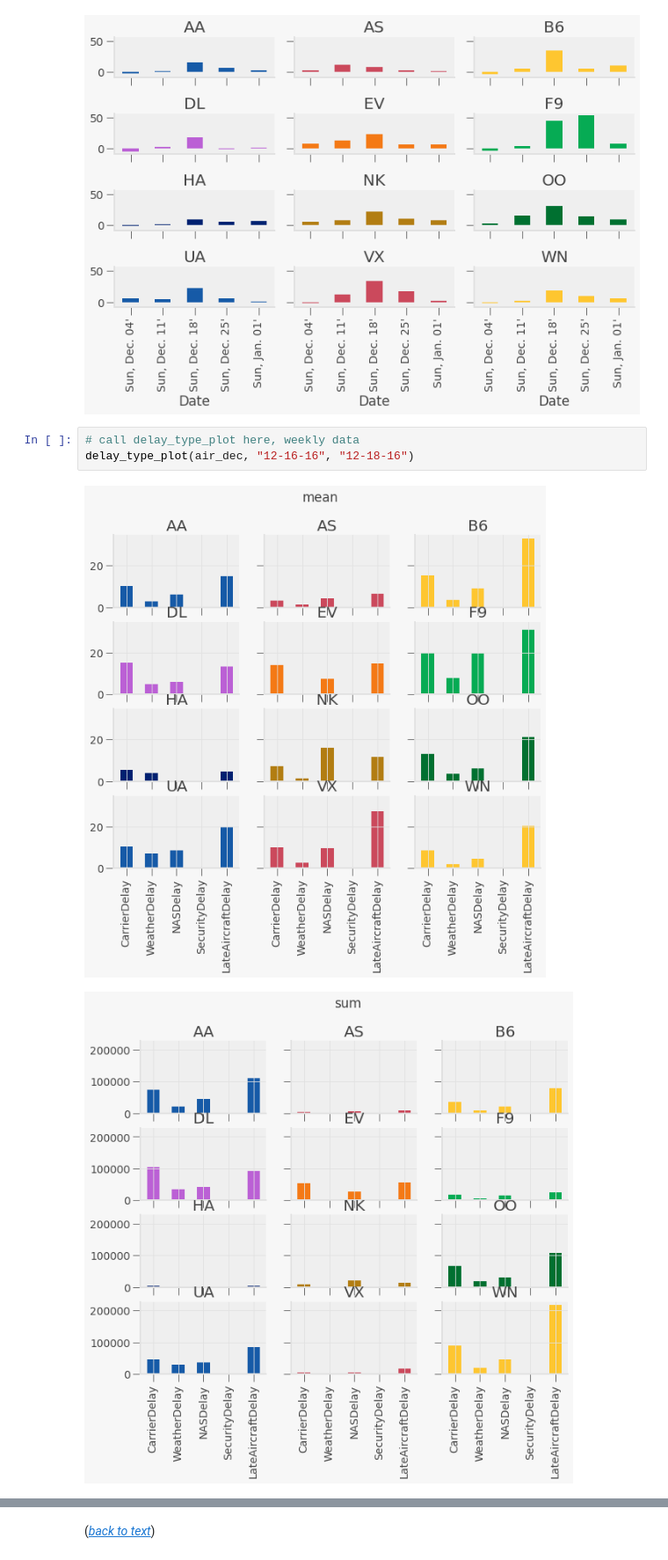
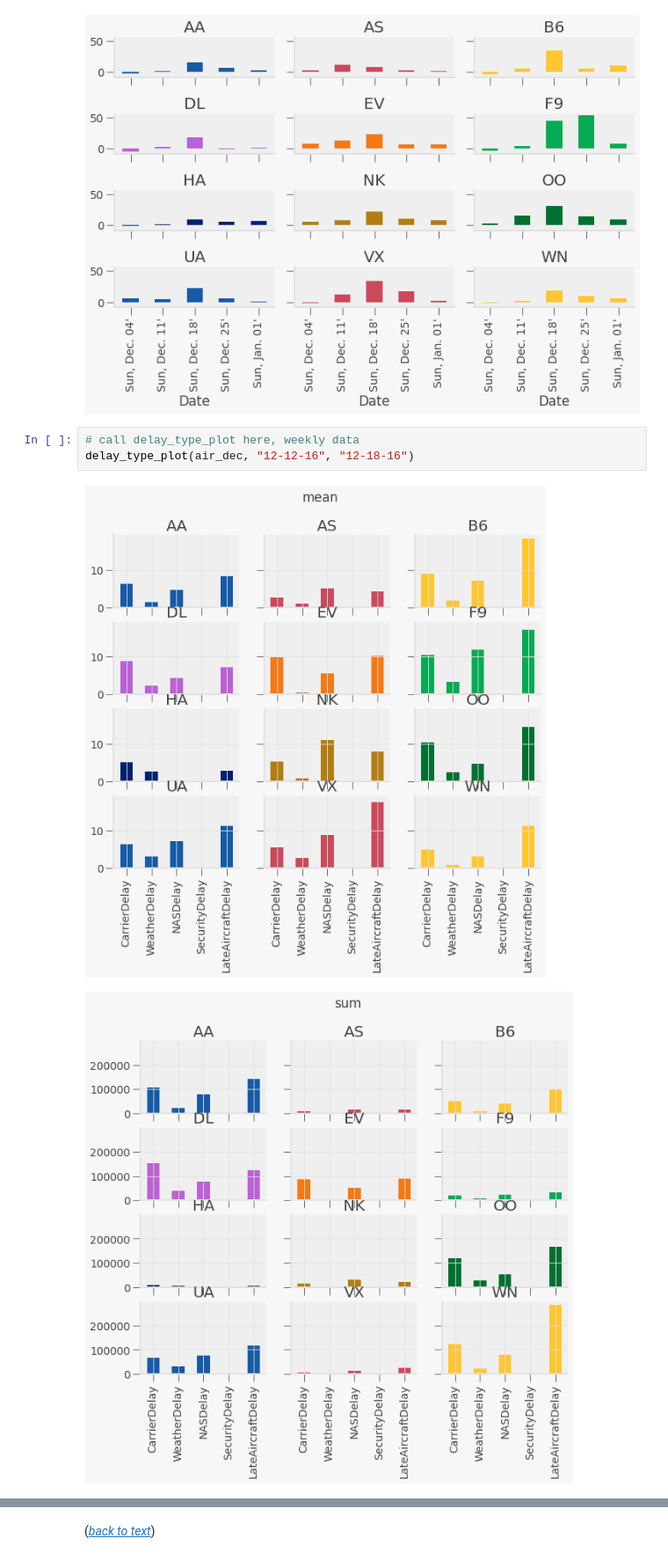
Before and after one commit to mhvu2023/PRL-SP21, a Jupyter notebook: pandas_groupby.ipynb, the cells around one changed output, grey strips where cells are left out. Shown at 88% size. Cells and saved outputs as stored; diff of their text form.

```diff
--- a/pandas_groupby.ipynb
+++ b/pandas_groupby.ipynb
@@ -367,7 +367,7 @@ array([[<AxesSubplot:title={'center':'AA'}, xlabel='Date'>,
 [figure]
 # %%
 # call delay_type_plot here, weekly data
-delay_type_plot(air_dec, "12-16-16", "12-18-16")
+delay_type_plot(air_dec, "12-12-16", "12-18-16")
 # %% [output]
-[figure, old version]
+[figure, new version]
-[figure, old version]
+[figure, new version]
```
Also changed, not shown: parts of 1 cell of this notebook.
